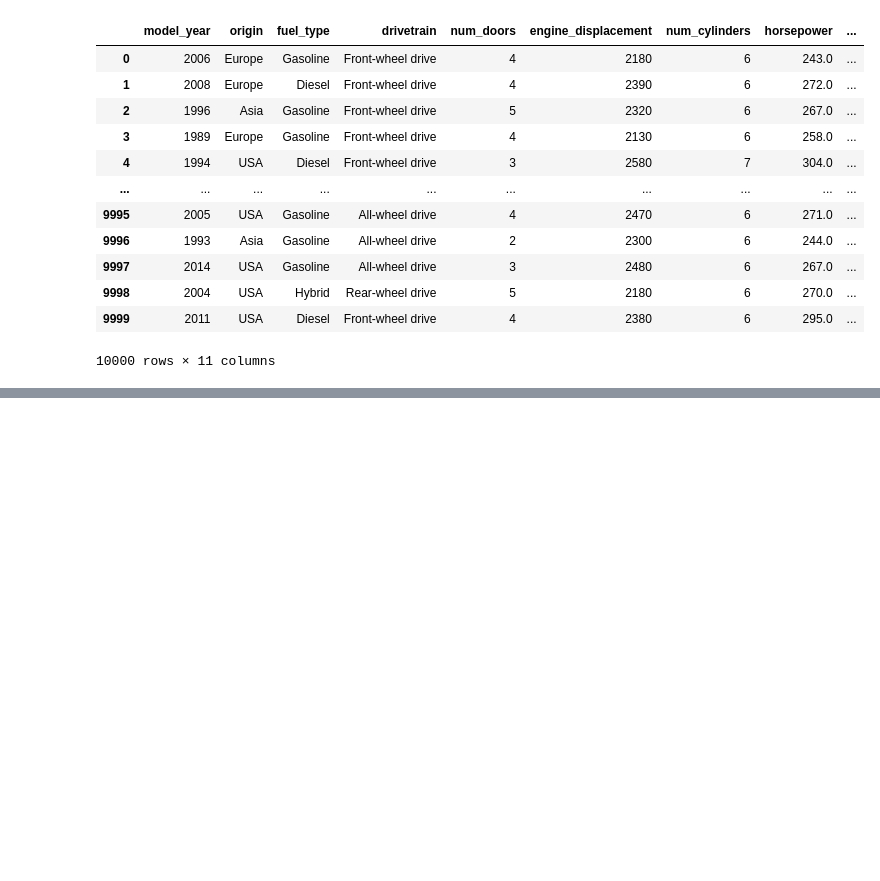
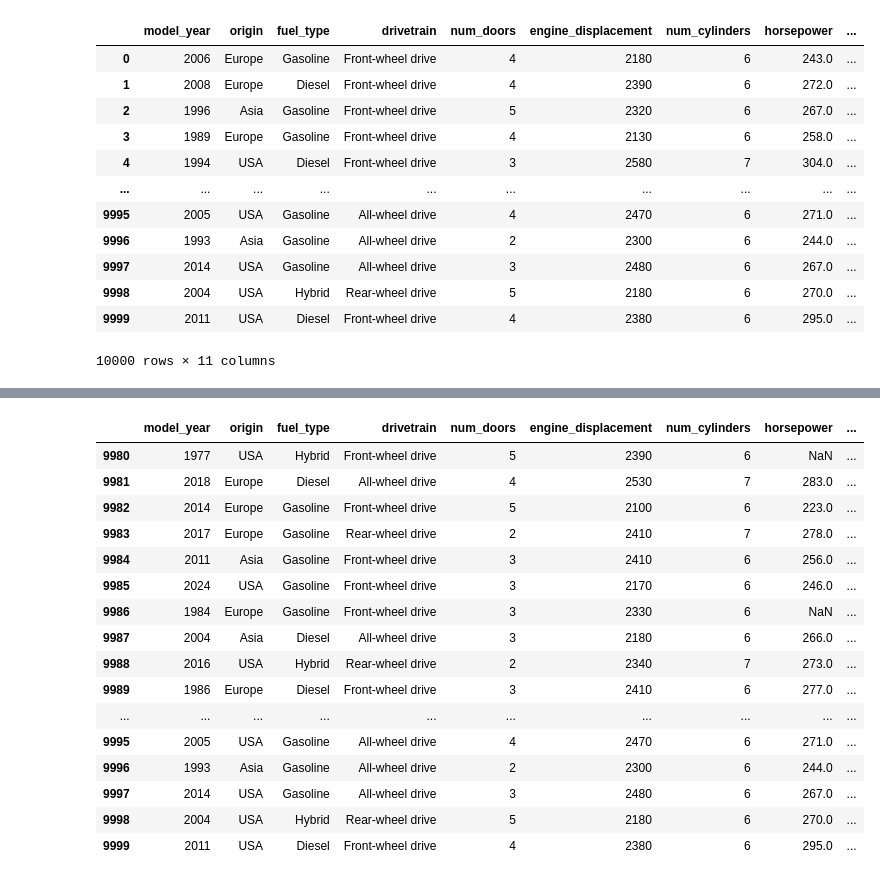
Before and after one commit to katnnabeth/machine-learning-zoomcamp-homework, a Jupyter notebook: 01-intro/homework-1.ipynb, the cells around one changed output, grey strips where cells are left out. Saved outputs shown, nothing was run; the diff lists cells and outputs as text; code cells hidden in the pictures; blank space fills up the shorter version.

```diff
--- a/01-intro/homework-1.ipynb
+++ b/01-intro/homework-1.ipynb
@@ -52,0 +46,20 @@ df.head()
+# %%
+df.tail(20)
+# %% [output]
+|  | model_year | origin | fuel_type | drivetrain | num_doors | engine_displacement | num_cylinders | horsepower | ... |
+| 9980 | 1977 | USA | Hybrid | Front-wheel drive | 5 | 2390 | 6 | NaN | ... |
+| 9981 | 2018 | Europe | Diesel | All-wheel drive | 4 | 2530 | 7 | 283.0 | ... |
+| 9982 | 2014 | Europe | Gasoline | Front-wheel drive | 5 | 2100 | 6 | 223.0 | ... |
+| 9983 | 2017 | Europe | Gasoline | Rear-wheel drive | 2 | 2410 | 7 | 278.0 | ... |
+| 9984 | 2011 | Asia | Gasoline | Front-wheel drive | 3 | 2410 | 6 | 256.0 | ... |
+| 9985 | 2024 | USA | Gasoline | Front-wheel drive | 3 | 2170 | 6 | 246.0 | ... |
+| 9986 | 1984 | Europe | Gasoline | Front-wheel drive | 3 | 2330 | 6 | NaN | ... |
+| 9987 | 2004 | Asia | Diesel | All-wheel drive | 3 | 2180 | 6 | 266.0 | ... |
+| 9988 | 2016 | USA | Hybrid | Rear-wheel drive | 2 | 2340 | 7 | 273.0 | ... |
+| 9989 | 1986 | Europe | Diesel | Front-wheel drive | 3 | 2410 | 6 | 277.0 | ... |
+| ... | ... | ... | ... | ... | ... | ... | ... | ... | ... |
+| 9995 | 2005 | USA | Gasoline | All-wheel drive | 4 | 2470 | 6 | 271.0 | ... |
+| 9996 | 1993 | Asia | Gasoline | All-wheel drive | 2 | 2300 | 6 | 244.0 | ... |
+| 9997 | 2014 | USA | Gasoline | All-wheel drive | 3 | 2480 | 6 | 267.0 | ... |
+| 9998 | 2004 | USA | Hybrid | Rear-wheel drive | 5 | 2180 | 6 | 270.0 | ... |
+| 9999 | 2011 | USA | Diesel | Front-wheel drive | 4 | 2380 | 6 | 295.0 | ... |
```
Also changed, not shown: parts of 18 cells of this notebook.
